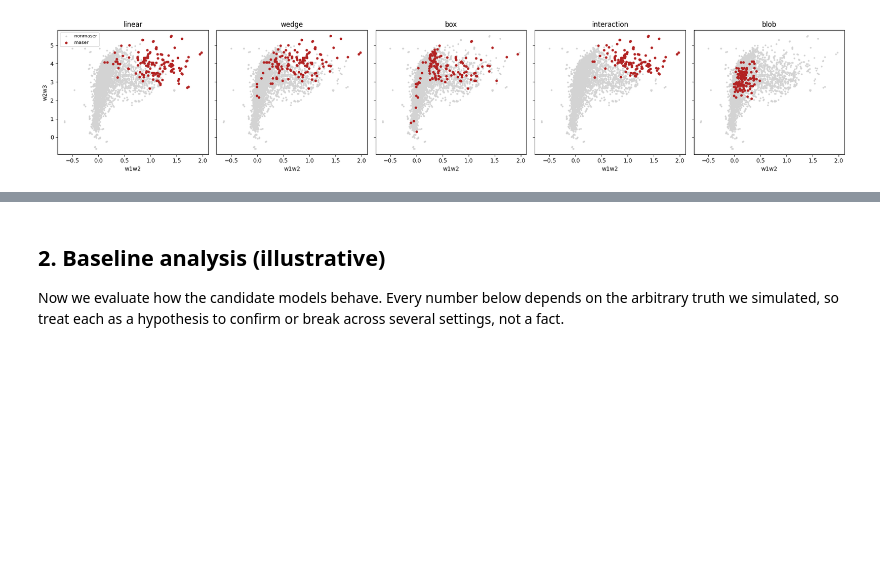
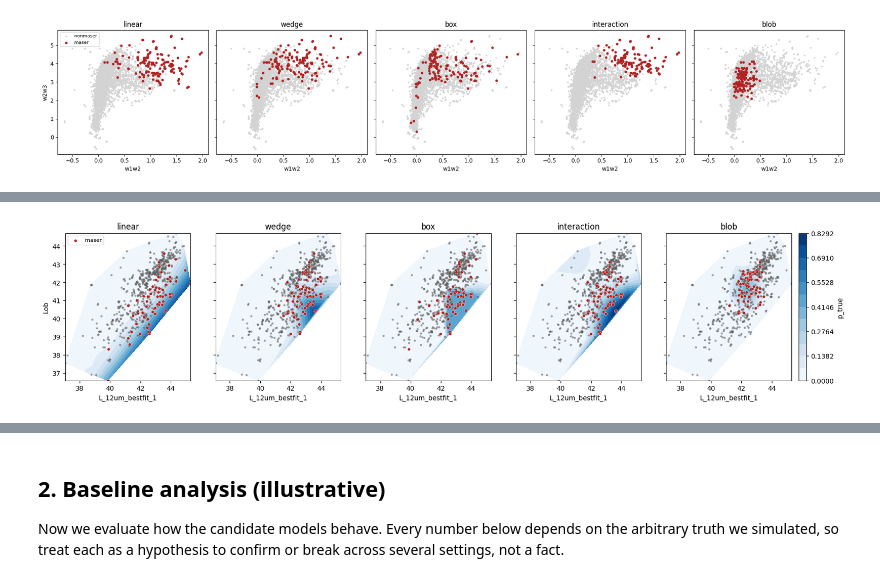
Before and after one commit to spragunr/maser-research, a Jupyter notebook: notebooks/synthetic_data_walkthrough.ipynb, the cells around one changed output, grey strips where cells are left out. Cells and saved outputs as stored; diff of their text form; code cells hidden in the pictures; blank space fills up the shorter version.

```diff
--- a/notebooks/synthetic_data_walkthrough.ipynb
+++ b/notebooks/synthetic_data_walkthrough.ipynb
@@ -206,0 +227,30 @@ plt.show()
+# %%
+def plot_prob_contours(plane, neg_size, pos_size, scenarios=None):
+    """Shade p_true (the true maser-likelihood surface) with observed labels on top."""
+    scenarios = scenarios or ["linear", "wedge", "box", "interaction", "blob"]
+    xcol, ycol = FEATURES[plane]
+    tgt = TARGET[plane]
+    data = [sd.make_dataset(plane, scenario=sc, strength=3.0, seed=0)
+            for sc in scenarios]
+    vmax = max(d["p_true"].max() for d in data)        # shared colour scale
+    levels = np.linspace(0.0, vmax, 13)
+
+    fig, axes = plt.subplots(1, len(scenarios), figsize=(20, 4),
+                             sharex=True, sharey=True)
+    for ax, sc, d in zip(axes, scenarios, data):
+        cf = ax.tricontourf(d[xcol], d[ycol], d["p_true"], levels=levels,
+                            cmap="Blues")
+        neg, pos = d[d[tgt] == 0], d[d[tgt] == 1]
+        ax.scatter(neg[xcol], neg[ycol], s=neg_size, c="0.35", alpha=0.45)
+        ax.scatter(pos[xcol], pos[ycol], s=pos_size, c="firebrick",
+                   edgecolor="white", linewidth=0.3, label="maser")
+        ax.set_title(sc)
+        ax.set_xlabel(xcol)
+    axes[0].set_ylabel(ycol)
+    axes[0].legend(loc="upper left", fontsize=8)
+    fig.colorbar(cf, ax=axes, fraction=0.012, pad=0.01, label="p_true")
+    plt.show()
+
+plot_prob_contours("xray", neg_size=5, pos_size=18)
+# %% [output]
+[figure, added]
```
Also changed, not shown: parts of 5 cells of this notebook, 2 other files.
